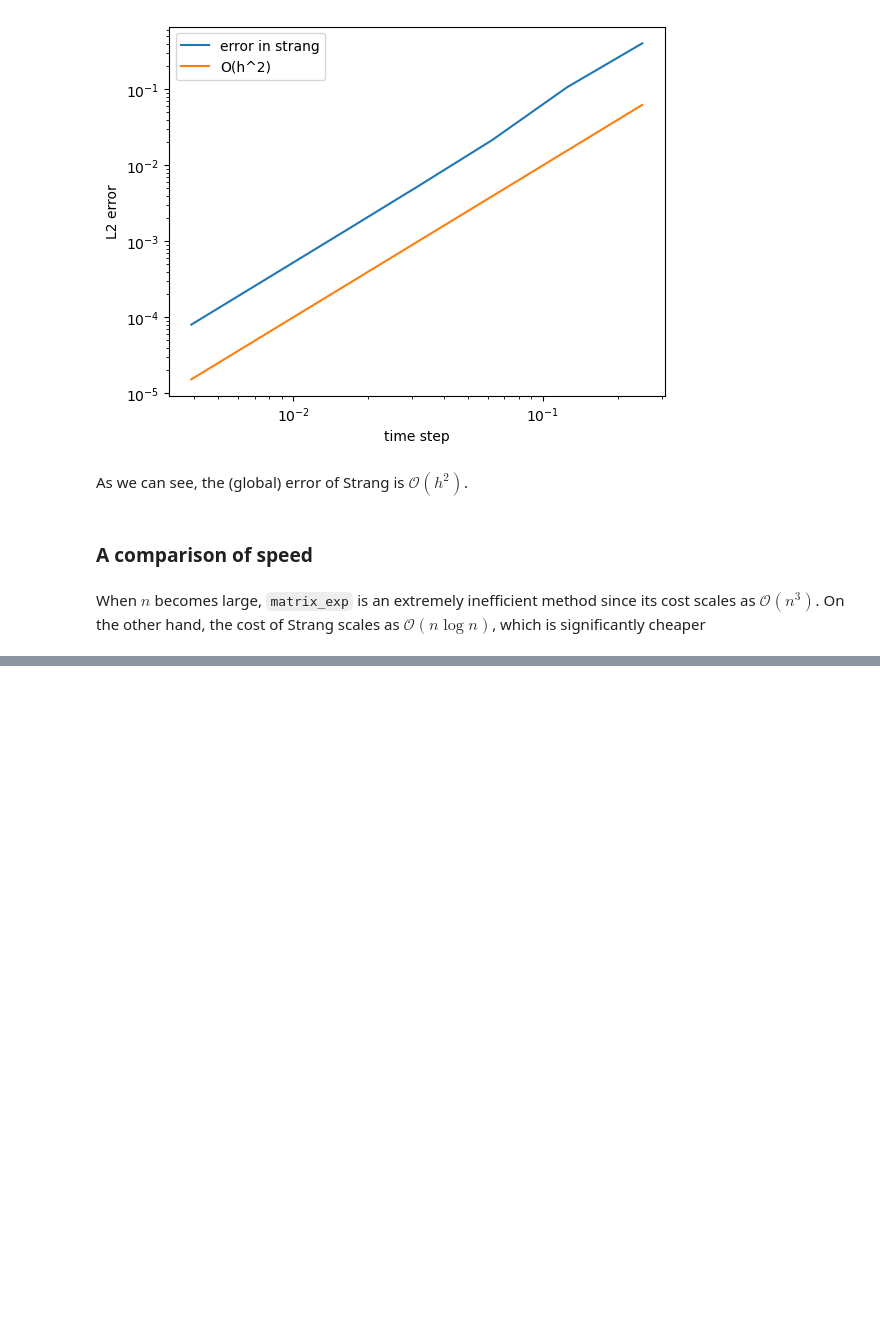
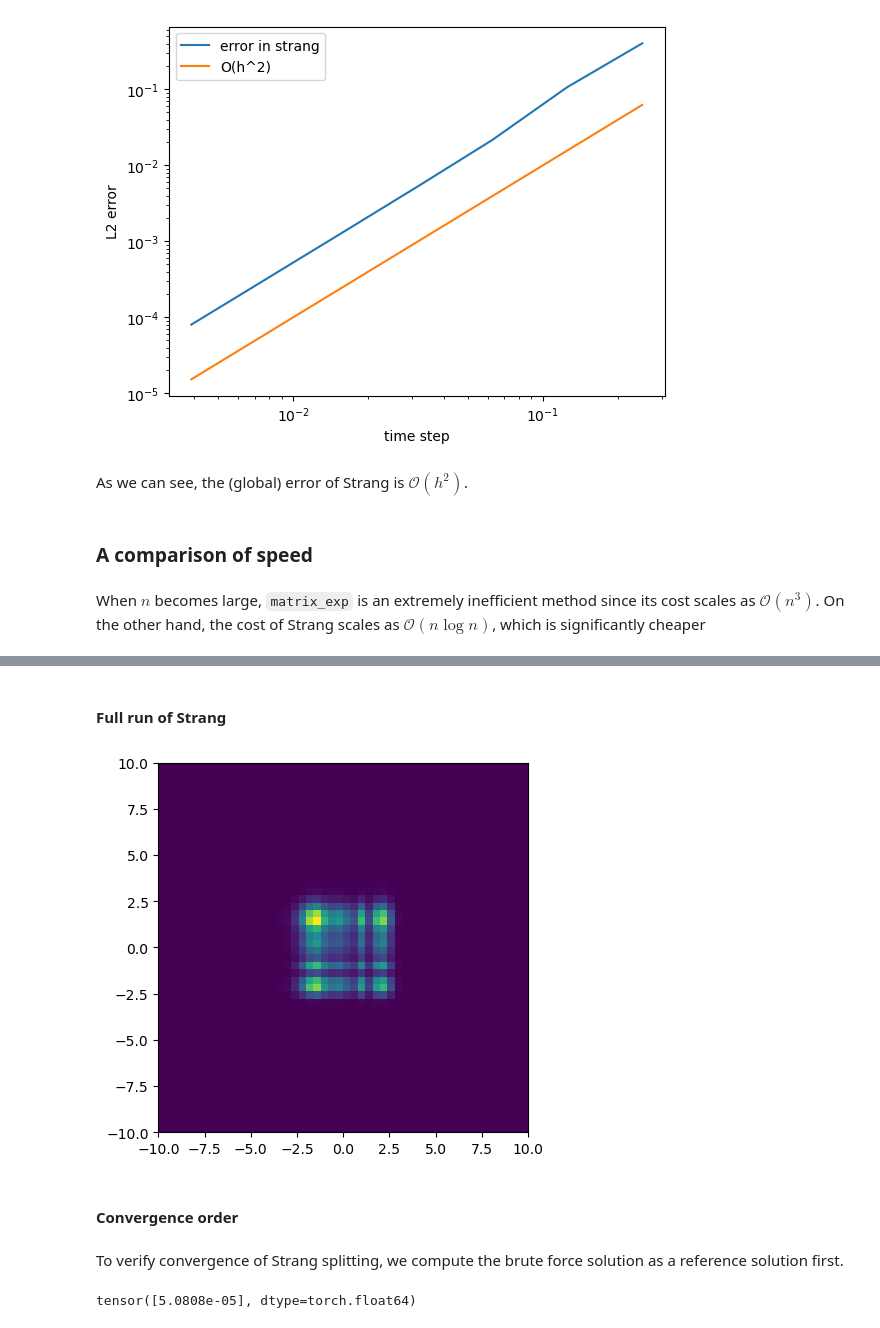
Before and after one commit to brownadder/expsolve, a Jupyter notebook: examples/tutorials/01_tensorgrid/07_split_step_method_for_schrodinger.ipynb, the cells around one changed output, grey strips where cells are left out. Cells and saved outputs as stored; diff of their text form; code cells hidden in the pictures; blank space fills up the shorter version.

```diff
--- a/examples/tutorials/01_tensorgrid/07_split_step_method_for_schrodinger.ipynb
+++ b/examples/tutorials/01_tensorgrid/07_split_step_method_for_schrodinger.ipynb
@@ -222,0 +267,35 @@ The L2 error in Strang splitting is tensor([1.6571e-05], dtype=torch.float64)
+# %% [markdown]
+#### Full run of Strang
+# %%
+def runstrang(T, N, u0):
+    u = u0
+    h = T/N
+    for i in range(N):
+        u = strang(h, u)
+    return u
+
+T = 1
+
+ustrangT = runstrang(T,1000,u)
+ex.imshow(plt, xr, abs(ustrangT))
+plt.show()
+# %% [output]
+[figure, added]
+# %% [markdown]
+#### Convergence order
+# %% [markdown]
+To verify convergence of Strang splitting, we compute the brute force solution as a reference solution first.
+# %%
+Ia = eye(n[0])
+Ib = eye(n[1])
+D2a = ex.diffmatrix(2, n[0], xr)
+D2b = ex.diffmatrix(2, n[1], xr)
+Lap = kron(D2a, Ib) + kron(Ia, D2b)
+
+H = -Lap + es.linalg.diag(V)
+expH = matrix_exp(-1j*T*H)
+urefT = es.linalg.matmul(expH , u)
+
+ex.l2norm(ustrangT-urefT, xr)
+# %% [output]
+tensor([5.0808e-05], dtype=torch.float64)
```
Also changed, not shown: parts of 26 cells of this notebook.
